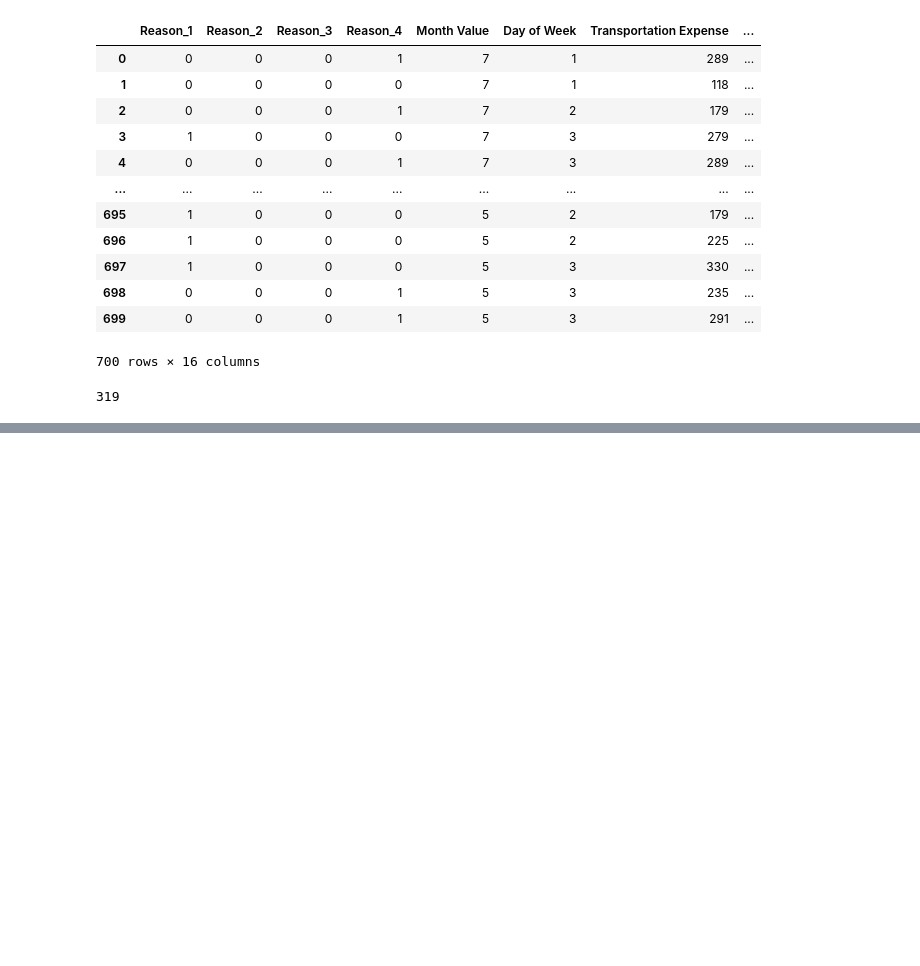
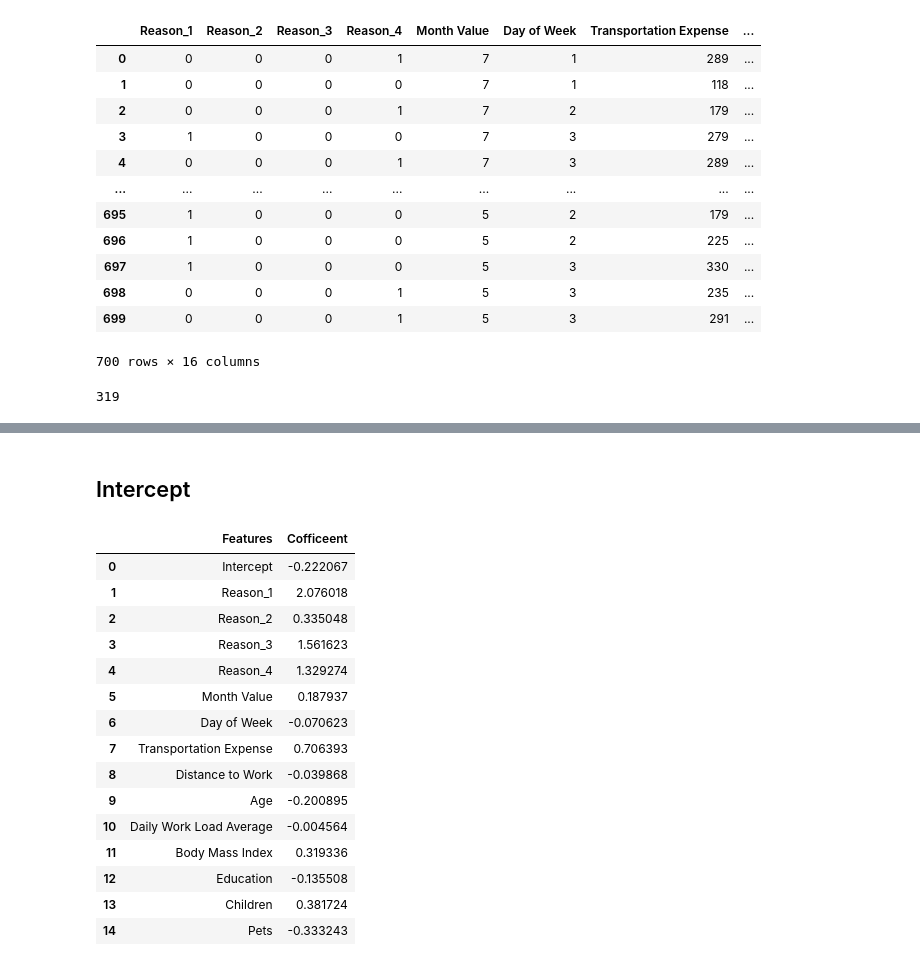
Before and after one commit to sunilbhandari123/project-1, a Jupyter notebook: absenteesim.ipynb, the cells around one changed output, grey strips where cells are left out. Cells and saved outputs as stored; diff of their text form; code cells hidden in the pictures; blank space fills up the shorter version.

```diff
--- a/absenteesim.ipynb
+++ b/absenteesim.ipynb
@@ -614,0 +621,3 @@ print(x_test.shape,y_test.shape)
+# %%
+reg=LogisticRegression()
+reg.fit(x_train,y_train)
@@ -614,0 +651,2 @@ print(x_test.shape,y_test.shape)
+# %%
+feature_name=unscaled_input.columns.values
@@ -614,0 +700,24 @@ print(x_test.shape,y_test.shape)
+# %% [markdown]
+## Intercept
+# %%
+summary_table.index=summary_table.index+1
+summary_table.loc[0]=['Intercept',reg.intercept_[0]]
+summary_table=summary_table.sort_index()
+summary_table
+# %% [output]
+|  | Features | Cofficeent |
+| 0 | Intercept | -0.222067 |
+| 1 | Reason_1 | 2.076018 |
+| 2 | Reason_2 | 0.335048 |
+| 3 | Reason_3 | 1.561623 |
+| 4 | Reason_4 | 1.329274 |
+| 5 | Month Value | 0.187937 |
+| 6 | Day of Week | -0.070623 |
+| 7 | Transportation Expense | 0.706393 |
+| 8 | Distance to Work | -0.039868 |
+| 9 | Age | -0.200895 |
+| 10 | Daily Work Load Average | -0.004564 |
+| 11 | Body Mass Index | 0.319336 |
+| 12 | Education | -0.135508 |
+| 13 | Children | 0.381724 |
+| 14 | Pets | -0.333243 |
```
Also changed, not shown: parts of 47 cells of this notebook.
